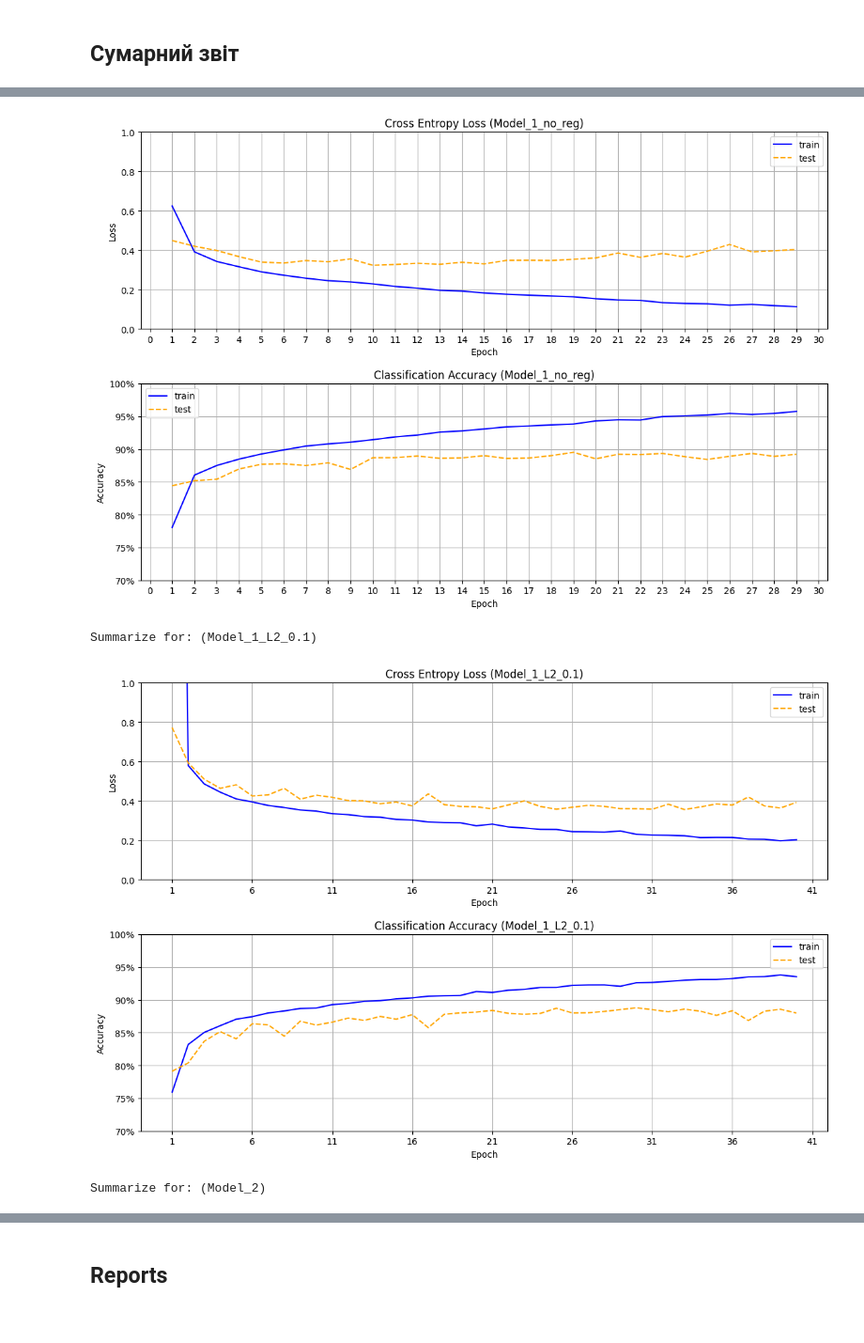
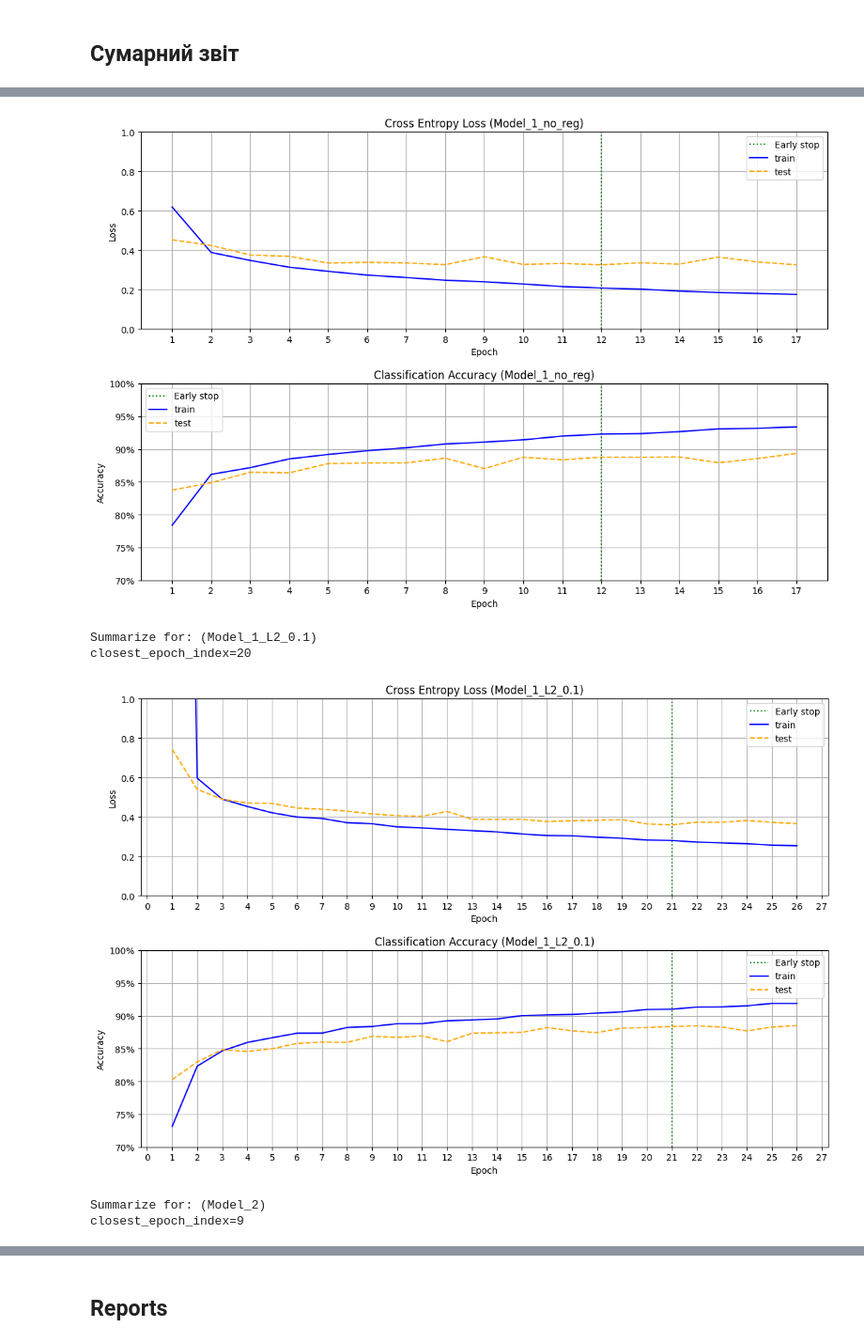
Before and after one commit to lexxai/goit_python_ds_hw_09, a Jupyter notebook: goit_python_ds_hw_09.ipynb, the cells around one changed output, grey strips where cells are left out. Shown at 94% size. Cells and saved outputs as stored; diff of their text form; code cells hidden in the pictures.

```diff
--- a/goit_python_ds_hw_09.ipynb
+++ b/goit_python_ds_hw_09.ipynb
@@ -103,16 +103,28 @@ models[model_name] = Sequential([
 # %%
 def get_callbacks(name):
     # Define early stopping callback
-    early_stopping = tf.keras.callbacks.EarlyStopping(monitor='val_accuracy', patience=accurqcy_patience, verbose=1, restore_best_weights=True)
+    early_stopping_acc = tf.keras.callbacks.EarlyStopping(monitor='val_accuracy',
+                                                          patience=accurqcy_patience,verbose=1,
+                                                          restore_best_weights=True)
+
+    early_stopping_loss = tf.keras.callbacks.EarlyStopping(monitor='val_loss',
+                                                           patience=loss_patience, verbose=1,
+                                                           restore_best_weights=True, start_from_epoch=4)
+
 
     # Define model checkpoint callback to save the best model
-    model_checkpoint = tf.keras.callbacks.ModelCheckpoint(filepath=f"{name}_best_model.h5",
+    model_checkpoint_acc = tf.keras.callbacks.ModelCheckpoint(filepath=f"{name}_best_model_acc.h5",
                                                            monitor='val_accuracy',
                                                            save_best_only=True,
                                                            save_weights_only=True,
                                                            verbose=1)
+    model_checkpoint_loss = tf.keras.callbacks.ModelCheckpoint(filepath=f"{name}_best_model_loss.h5",
+                                                           monitor='val_loss',
+                                                           save_best_only=True,
+                                                           save_weights_only=True,
+                                                           verbose=1)
 
-    return [early_stopping, model_checkpoint]
+    return [early_stopping_loss, early_stopping_acc, model_checkpoint_acc, model_checkpoint_loss]
 
 
 def compile_and_fit(model, name, batch_size=512, learning_rate=0.001, max_epochs=10000):
@@ -310,8 +323,7 @@ models[model_name] = Sequential([
     Dense(num_classes, activation='softmax', name="OUTPUT"),
 ],name=model_name)
 
-history = compile_and_fit(models[model_name], model_name, batch_size=batch_size, max_epochs=epochs)
-models_his[model_name] = history
+models_his[model_name] = compile_and_fit(models[model_name], model_name, batch_size=batch_size, max_epochs=epochs)
 results[model_name] = models[model_name].evaluate(x_test, y_test, verbose=True)
 print(results[model_name])
 # %% [output]
@@ -419,12 +431,23 @@ Model_2_L2_1
 # %% [markdown]
 ## Сумарний звіт
 # %%
-def summarize(h, name):
+def summarize(h, name, results=None):
     print(f"Summarize for: {name}")
     # plot loss
+    closest_epoch_index = None
+    if results:
+      closest_epoch_index_val_loss = np.argmin(np.abs(np.array(h.history['val_loss']) - results[0]))
+      closest_epoch_index_val_acc = np.argmin(np.abs(np.array(h.history['val_accuracy']) - results[1]))
+
+      #closest_epoch_index_loss = np.argmin(np.abs(np.array(h.history['loss']) - results[0]))
+      closest_epoch_index = min(closest_epoch_index_val_loss, closest_epoch_index_val_acc)
+      print(f"{closest_epoch_index=}")
+
     plt.figure(figsize=(12,8))
     plt.subplot(2, 1, 1)
     plt.title(f'Cross Entropy Loss {name}')
+    if closest_epoch_index:
+      plt.axvline(x=closest_epoch_index, color='green', linestyle='dotted', label="Early stop")
     plt.plot(h.history['loss'], color='blue', label='train')
     plt.plot(h.history['val_loss'], "--", color='orange', label='test')
     axis = plt.gca()
@@ -442,6 +465,8 @@ def summarize(h, name):
     #plt.figure(figsize=(12,8))
     plt.subplot(2, 1, 2)
     plt.title(f'Classification Accuracy {name}')
+    if closest_epoch_index:
+      plt.axvline(x=closest_epoch_index, color='green', linestyle='dotted', label="Early stop")
     plt.plot(h.history['accuracy'], color='blue', label='train')
     plt.plot(h.history['val_accuracy'], "--", color='orange', label='test')
     axis = plt.gca()
@@ -458,6 +483,6 @@ def summarize(h, name):
 # %%
 for name, models_h in models_his.items():
   #print(name)
-  summarize(models_h, f"({name})")
+  summarize(models_h, f"({name})", results[name])
 # %% [output]
 Summarize for: (Model_1_L2_0.025)
@@ -466,4 +493,6 @@ Summarize for: (Model_1_no_reg)
-[figure, old version]
+[figure, new version]
 Summarize for: (Model_1_L2_0.1)
+closest_epoch_index=20
-[figure, old version]
+[figure, new version]
 Summarize for: (Model_2)
+closest_epoch_index=9
```
Also changed, not shown: parts of 15 cells of this notebook.
